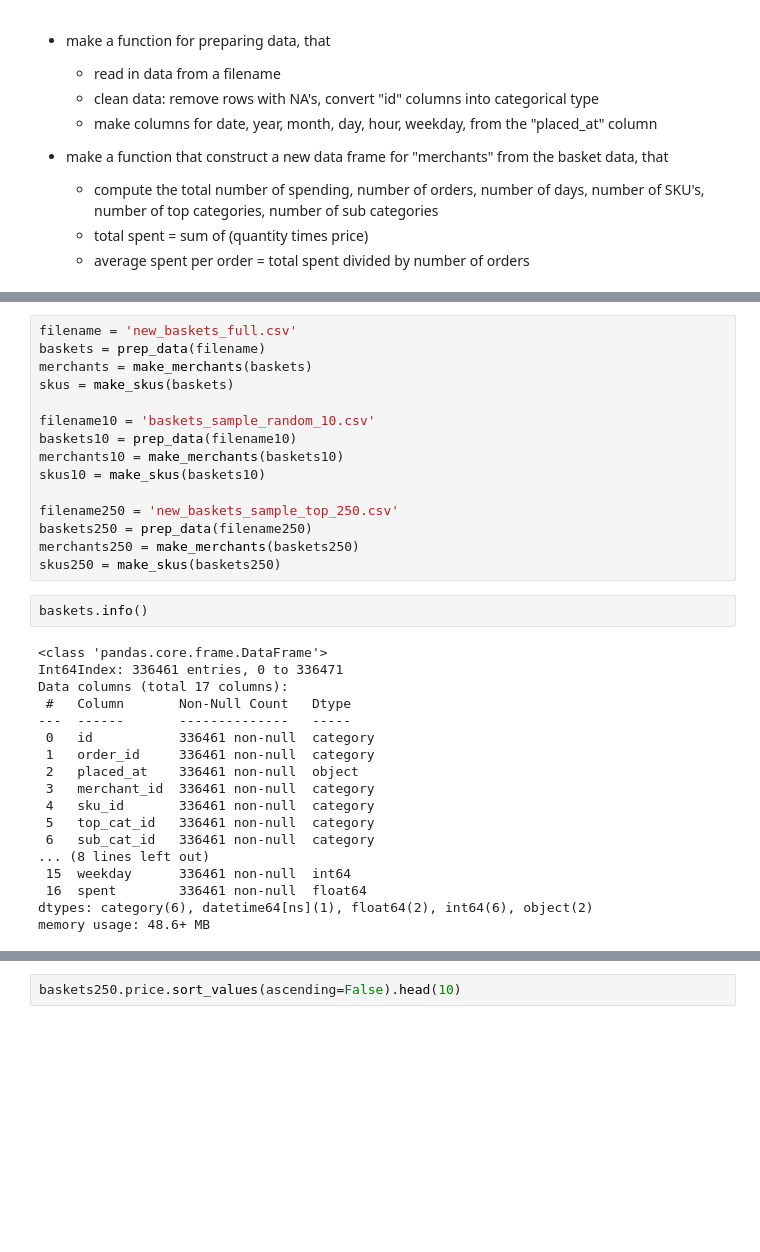
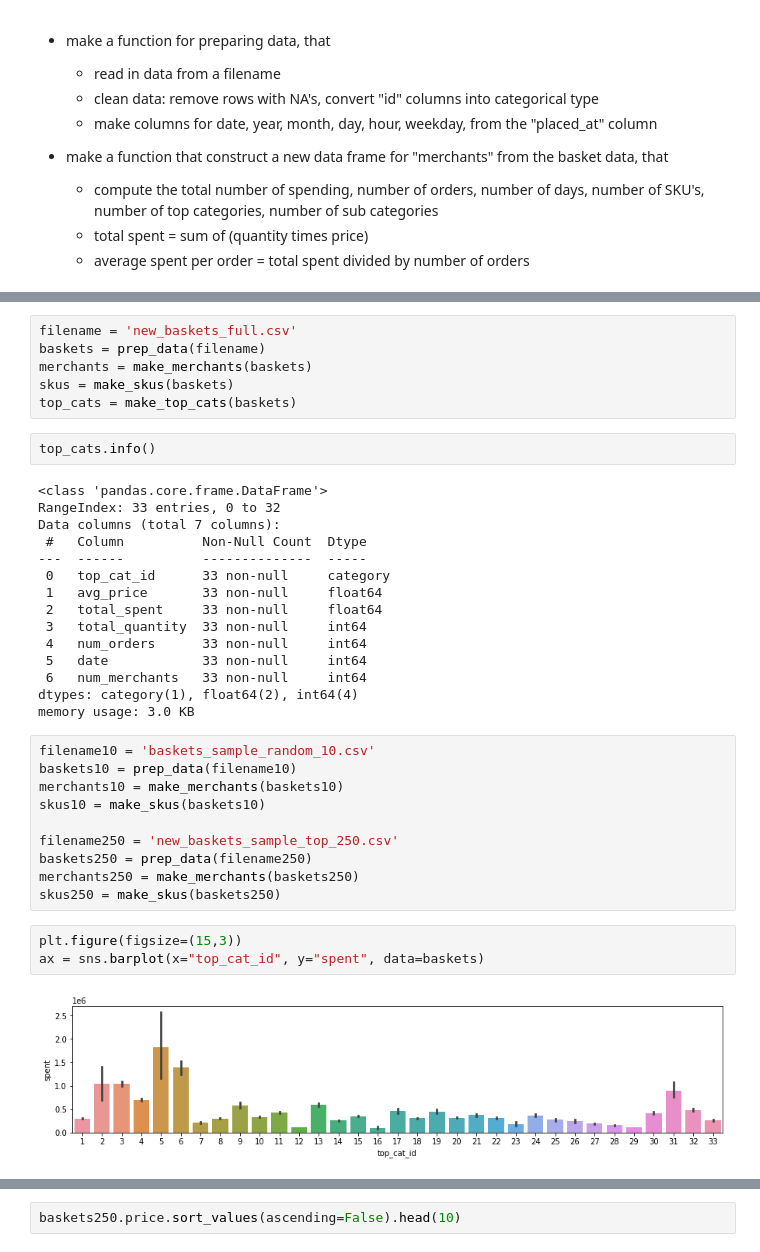
Before and after one commit to yingli/datasciencelifecycle, a Jupyter notebook: sample_code/NB05.ipynb, the cells around one changed output, grey strips where cells are left out. Drawn from its saved outputs; the diff is of its cells as text; blank space fills up the shorter version.

```diff
--- a/sample_code/NB05.ipynb
+++ b/sample_code/NB05.ipynb
@@ -68,9 +82,27 @@ def make_skus(baskets):
+# %%
+filename = 'new_baskets_full.csv'
+baskets = prep_data(filename)
+merchants = make_merchants(baskets)
+skus = make_skus(baskets)
+top_cats = make_top_cats(baskets)
+# %%
+top_cats.info()
+# %% [output]
+<class 'pandas.core.frame.DataFrame'>
+RangeIndex: 33 entries, 0 to 32
+Data columns (total 7 columns):
+ #   Column          Non-Null Count  Dtype
+---  ------          --------------  -----
+ 0   top_cat_id      33 non-null     category
+ 1   avg_price       33 non-null     float64
+ 2   total_spent     33 non-null     float64
+ 3   total_quantity  33 non-null     int64
+ 4   num_orders      33 non-null     int64
+ 5   date            33 non-null     int64
+ 6   num_merchants   33 non-null     int64
+dtypes: category(1), float64(2), int64(4)
+memory usage: 3.0 KB
 # %%
-filename = 'new_baskets_full.csv'
-baskets = prep_data(filename)
-merchants = make_merchants(baskets)
-skus = make_skus(baskets)
-
 filename10 = 'baskets_sample_random_10.csv'
 baskets10 = prep_data(filename10)
 merchants10 = make_merchants(baskets10)
@@ -80,23 +112,8 @@ filename250 = 'new_baskets_sample_top_250.csv'
 baskets250 = prep_data(filename250)
 merchants250 = make_merchants(baskets250)
 skus250 = make_skus(baskets250)
-# %%
-baskets.info()
-# %% [output]
-<class 'pandas.core.frame.DataFrame'>
-Int64Index: 336461 entries, 0 to 336471
-Data columns (total 17 columns):
- #   Column       Non-Null Count   Dtype
----  ------       --------------   -----
- 0   id           336461 non-null  category
- 1   order_id     336461 non-null  category
- 2   placed_at    336461 non-null  object
- 3   merchant_id  336461 non-null  category
- 4   sku_id       336461 non-null  category
- 5   top_cat_id   336461 non-null  category
- 6   sub_cat_id   336461 non-null  category
-... (8 lines left out)
- 15  weekday      336461 non-null  int64
- 16  spent        336461 non-null  float64
-dtypes: category(6), datetime64[ns](1), float64(2), int64(6), object(2)
-memory usage: 48.6+ MB
+# %%
+plt.figure(figsize=(15,3))
+ax = sns.barplot(x="top_cat_id", y="spent", data=baskets)
+# %% [output]
+[figure, added]
```
Also changed, not shown: parts of 66 cells of this notebook.
